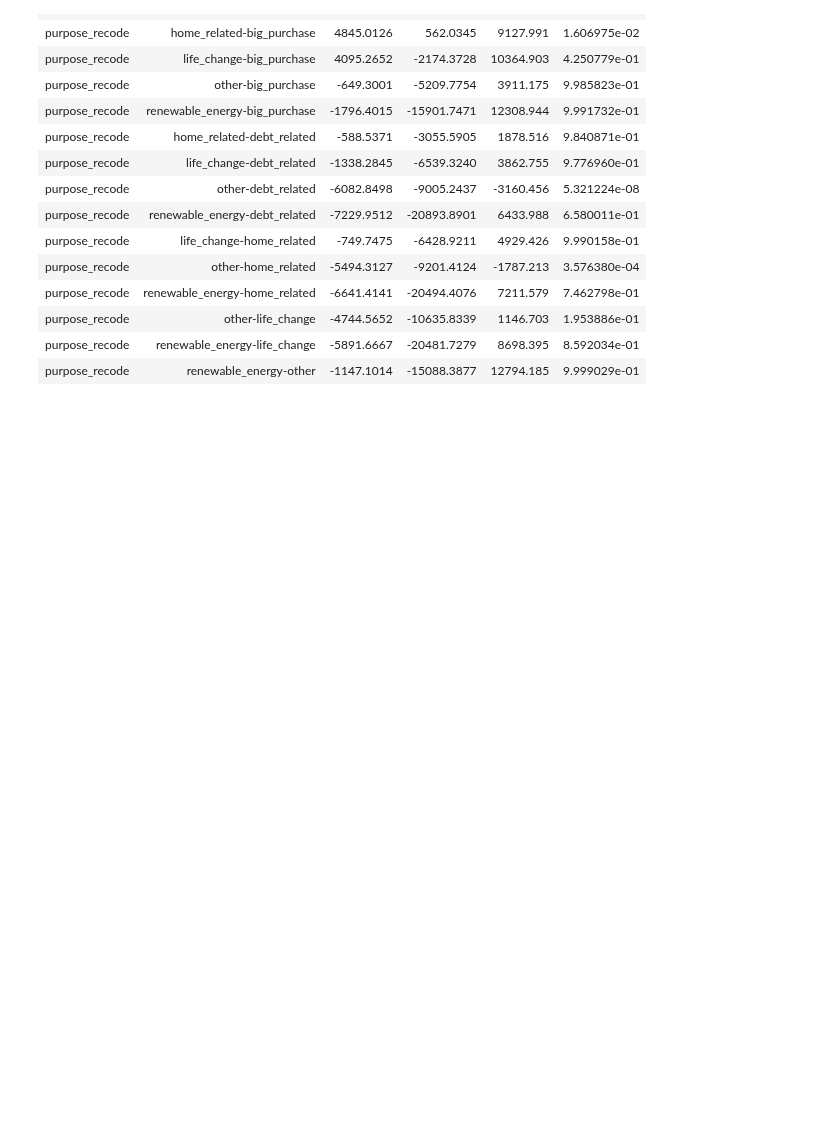
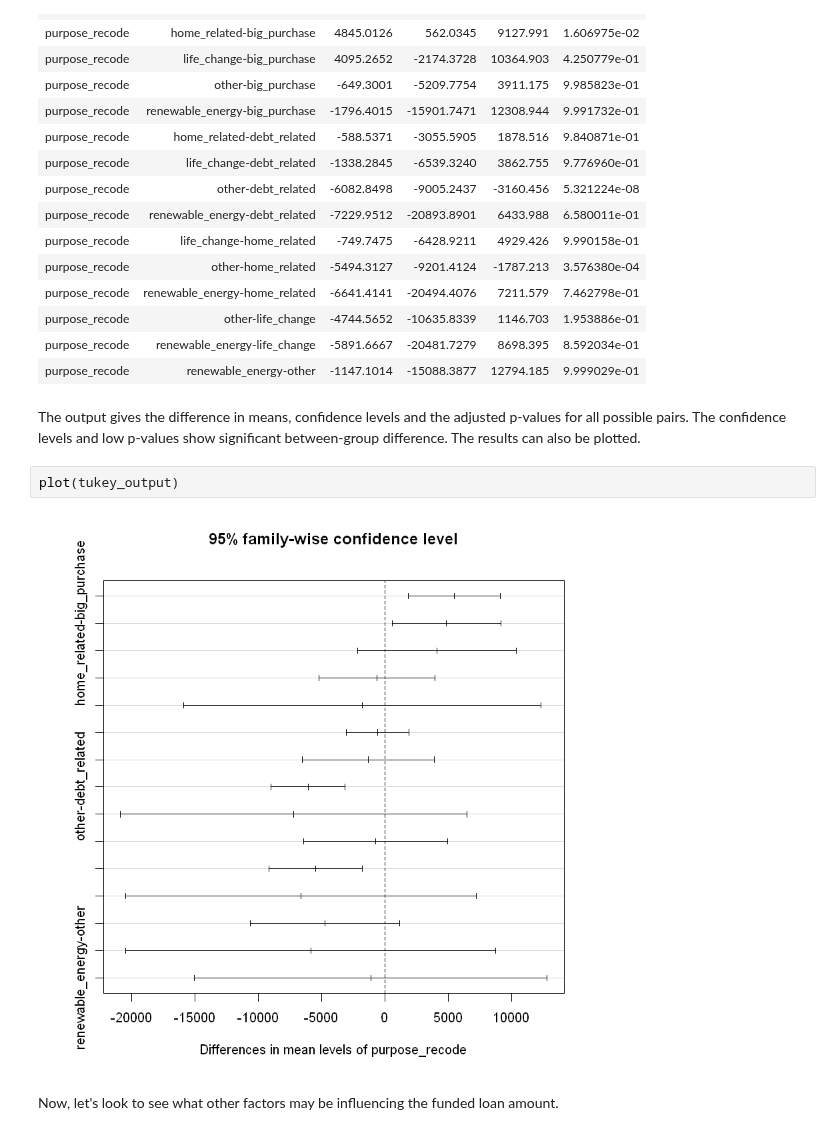
Before and after one commit to iamjz/R-Data, a Jupyter notebook: Design of Experiments.ipynb, the cells around one changed output. Cells and saved outputs as stored; diff of their text form; blank space fills up the shorter version.

```diff
--- a/Design of Experiments.ipynb
+++ b/Design of Experiments.ipynb
@@ -1210,3 +1210,11 @@ tidy(tukey_output)
 | purpose_recode | other-life_change | -4744.5652 | -10635.8339 | 1146.703 | 1.953886e-01 |
 | purpose_recode | renewable_energy-life_change | -5891.6667 | -20481.7279 | 8698.395 | 8.592034e-01 |
 | purpose_recode | renewable_energy-other | -1147.1014 | -15088.3877 | 12794.185 | 9.999029e-01 |
+# %% [markdown]
+The output gives the difference in means, confidence levels and the adjusted p-values for all possible pairs. The confidence levels and low p-values show significant between-group difference. The results can also be plotted.
+# %%
+plot(tukey_output)
+# %% [output]
+[figure, added]
+# %% [markdown]
+Now, let's look to see what other factors may be influencing the funded loan amount.
```
Also changed, not shown: parts of 5 cells of this notebook.
